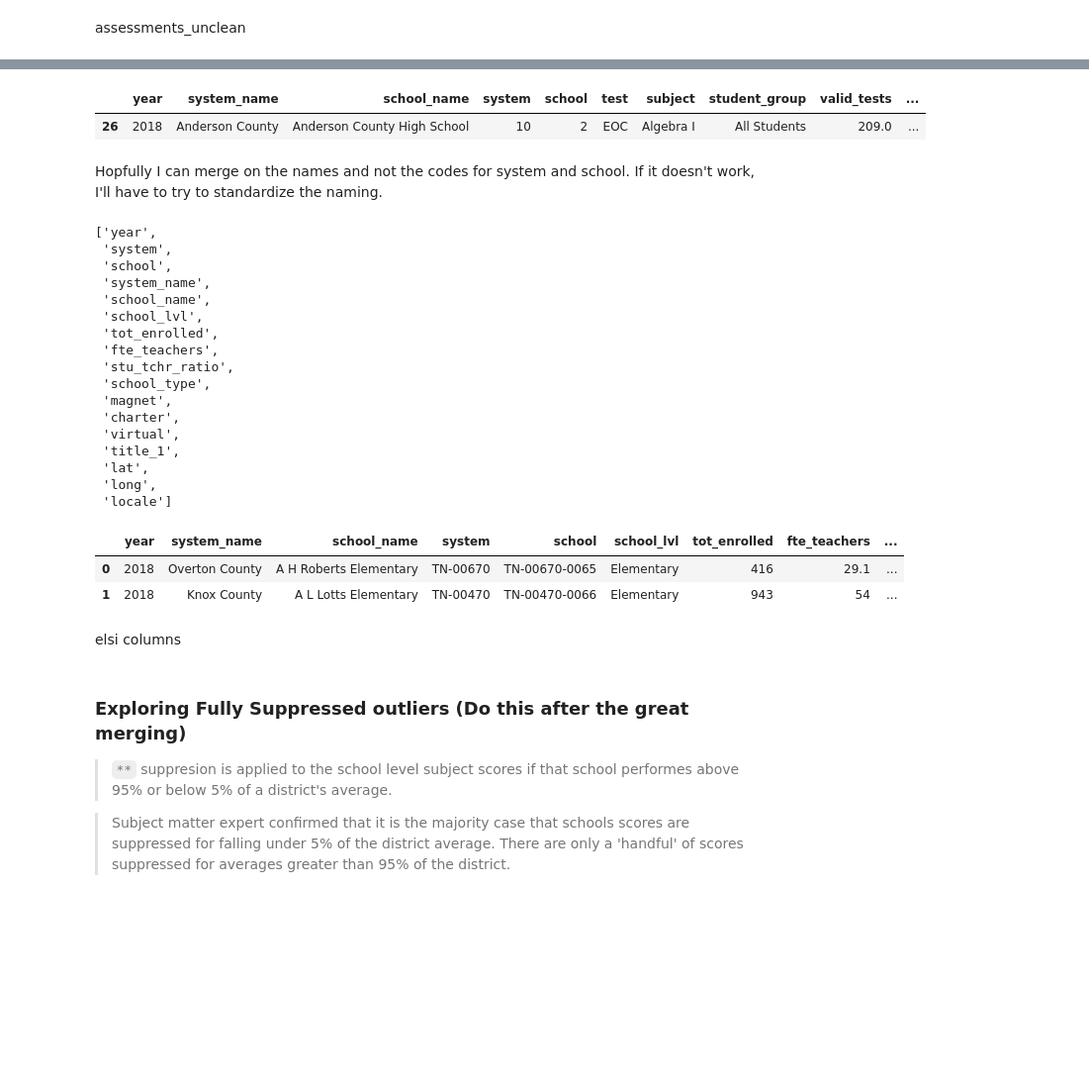
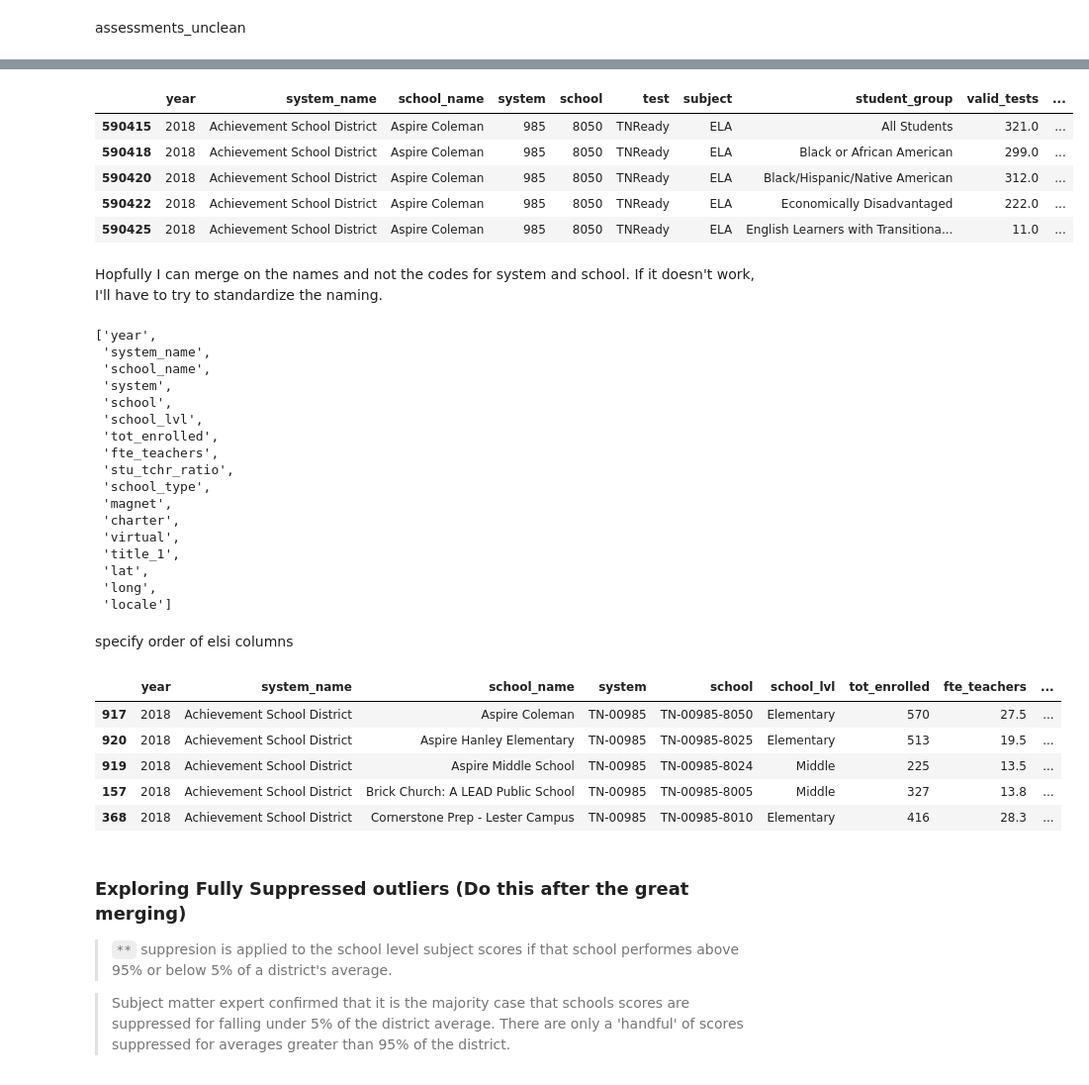
Before and after one commit to Claytor/Capstone_TN_COVID_School_Achievement_Impact, a Jupyter notebook: notebooks/school_assessments_join.ipynb, the cells around one changed output, grey strips where cells are left out. Shown: that part at 99% size. Saved outputs shown, nothing was run; the diff lists cells and outputs as text; code cells hidden in the pictures; blank space fills up the shorter version.

Commit message:
elsi and assessments sorted.

```diff
--- a/notebooks/school_assessments_join.ipynb
+++ b/notebooks/school_assessments_join.ipynb
@@ -233,5 +234,5 @@ assessments_unclean.columns.tolist()
 # %%
-# Rearrange for merge
+# List of new column order
 unclean_order = (['year',
                   'system_name',
                   'school_name',
@@ -241,33 +242,42 @@ unclean_order = (['year',
                   'subject',
                   'student_group',
                   'valid_tests',
-                  'pct_met_exceeded'])
-assessments_unclean = assessments_unclean[unclean_order]
+                  'pct_met_exceeded'
+                ])
+# Reorder columns and sort
+assessments_unclean = assessments_unclean[unclean_order].sort_values(['year', 'system_name', 'school_name'])
 # %%
-assessments_unclean.head(n=1)
+assessments_unclean.head()
 # %% [output]
 |  | year | system_name | school_name | system | school | test | subject | student_group | valid_tests | ... |
-| 26 | 2018 | Anderson County | Anderson County High School | 10 | 2 | EOC | Algebra I | All Students | 209.0 | ... |
+| 590415 | 2018 | Achievement School District | Aspire Coleman | 985 | 8050 | TNReady | ELA | All Students | 321.0 | ... |
+| 590418 | 2018 | Achievement School District | Aspire Coleman | 985 | 8050 | TNReady | ELA | Black or African American | 299.0 | ... |
+| 590420 | 2018 | Achievement School District | Aspire Coleman | 985 | 8050 | TNReady | ELA | Black/Hispanic/Native American | 312.0 | ... |
+| 590422 | 2018 | Achievement School District | Aspire Coleman | 985 | 8050 | TNReady | ELA | Economically Disadvantaged | 222.0 | ... |
+| 590425 | 2018 | Achievement School District | Aspire Coleman | 985 | 8050 | TNReady | ELA | English Learners with Transitiona... | 11.0 | ... |
 # %% [markdown]
 Hopfully I can merge on the names and not the codes for system and school.  If it doesn't work, I'll have to try to standardize the naming.
-# %%
-elsi.columns.tolist()
-# %% [output]
-['year',
- 'system',
- 'school',
- 'system_name',
- 'school_name',
- 'school_lvl',
- 'tot_enrolled',
- 'fte_teachers',
- 'stu_tchr_ratio',
- 'school_type',
- 'magnet',
- 'charter',
- 'virtual',
- 'title_1',
- 'lat',
- 'long',
- 'locale']
+# %%
+# List of elsi columns
+elsi.columns.tolist()
+# %% [output]
+['year',
+ 'system_name',
+ 'school_name',
+ 'system',
+ 'school',
+ 'school_lvl',
+ 'tot_enrolled',
+ 'fte_teachers',
+ 'stu_tchr_ratio',
+ 'school_type',
+ 'magnet',
+ 'charter',
+ 'virtual',
+ 'title_1',
+ 'lat',
+ 'long',
+ 'locale']
+# %% [markdown]
+specify order of elsi columns
 # %%
@@ -294,11 +307,12 @@ elsi = elsi[elsi_order]
 # %%
-elsi.head(n=2)
+elsi.head()
 # %% [output]
 |  | year | system_name | school_name | system | school | school_lvl | tot_enrolled | fte_teachers | ... |
-| 0 | 2018 | Overton County | A H Roberts Elementary | TN-00670 | TN-00670-0065 | Elementary | 416 | 29.1 | ... |
-| 1 | 2018 | Knox County | A L Lotts Elementary | TN-00470 | TN-00470-0066 | Elementary | 943 | 54 | ... |
+| 917 | 2018 | Achievement School District | Aspire Coleman | TN-00985 | TN-00985-8050 | Elementary | 570 | 27.5 | ... |
+| 920 | 2018 | Achievement School District | Aspire Hanley Elementary | TN-00985 | TN-00985-8025 | Elementary | 513 | 19.5 | ... |
+| 919 | 2018 | Achievement School District | Aspire Middle School | TN-00985 | TN-00985-8024 | Middle | 225 | 13.5 | ... |
+| 157 | 2018 | Achievement School District | Brick Church: A LEAD Public School | TN-00985 | TN-00985-8005 | Middle | 327 | 13.8 | ... |
+| 368 | 2018 | Achievement School District | Cornerstone Prep - Lester Campus | TN-00985 | TN-00985-8010 | Elementary | 416 | 28.3 | ... |
-# %% [markdown]
-elsi columns
 # %% [markdown]
 ### Exploring Fully Suppressed outliers (Do this after the great merging)
 >  ``**`` suppresion is applied to the school level subject scores if that school performes above 95% or below 5% of a district's average.
```
Also changed, not shown: parts of 3 cells of this notebook.
